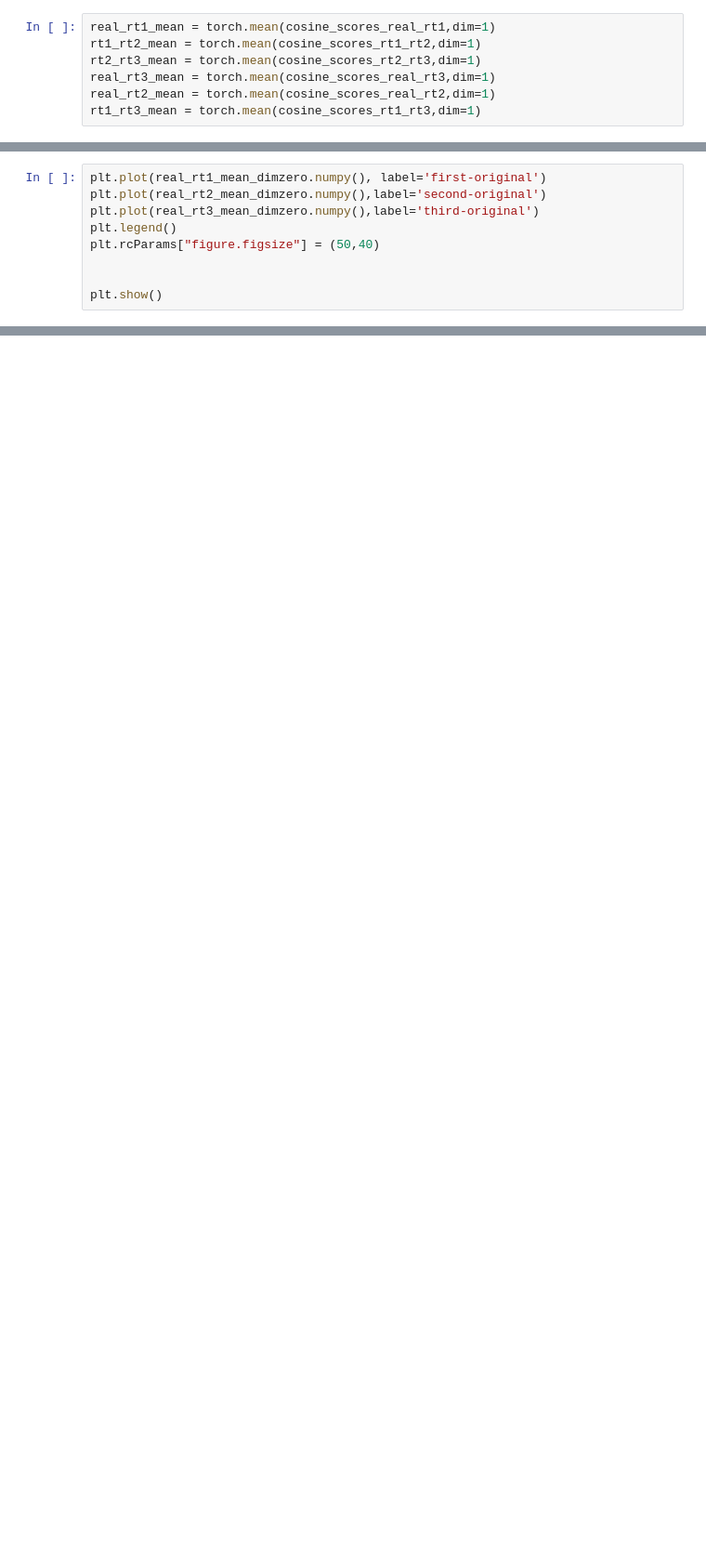
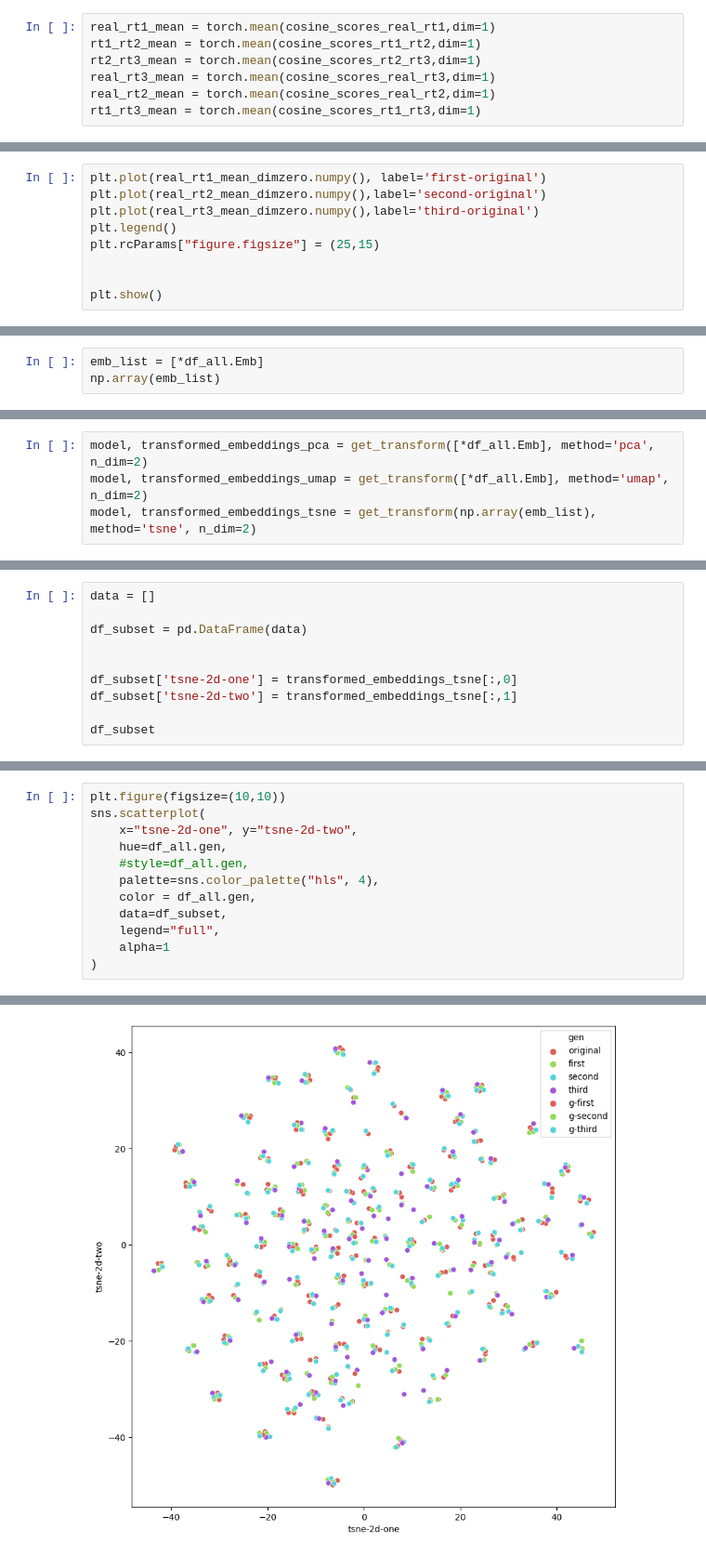
Before and after one commit to egeotenen/GPT-Retelling, a Jupyter notebook: Embeddings.ipynb, the cells around one changed output, grey strips where cells are left out. Shown at 93% size. Drawn from its saved outputs; the diff is of its cells as text; blank space fills up the shorter version.

```diff
--- a/Embeddings.ipynb
+++ b/Embeddings.ipynb
@@ -138,7 +209,7 @@ plt.plot(real_rt1_mean_dimzero.numpy(), label='first-original')
 plt.plot(real_rt2_mean_dimzero.numpy(),label='second-original')
 plt.plot(real_rt3_mean_dimzero.numpy(),label='third-original')
 plt.legend()
-plt.rcParams["figure.figsize"] = (50,40)
+plt.rcParams["figure.figsize"] = (25,15)
 
 
 plt.show()
@@ -144,0 +284,3 @@ plt.show()
+# %%
+emb_list = [*df_all.Emb]
+np.array(emb_list)
@@ -144,0 +301,4 @@ plt.show()
+# %%
+model, transformed_embeddings_pca = get_transform([*df_all.Emb], method='pca', n_dim=2)
+model, transformed_embeddings_umap = get_transform([*df_all.Emb], method='umap', n_dim=2)
+model, transformed_embeddings_tsne = get_transform(np.array(emb_list), method='tsne', n_dim=2)
@@ -144,0 +454,10 @@ plt.show()
+# %%
+data = []
+
+df_subset = pd.DataFrame(data)
+
+
+df_subset['tsne-2d-one'] = transformed_embeddings_tsne[:,0]
+df_subset['tsne-2d-two'] = transformed_embeddings_tsne[:,1]
+
+df_subset
@@ -144,0 +478,13 @@ plt.show()
+# %%
+plt.figure(figsize=(10,10))
+sns.scatterplot(
+    x="tsne-2d-one", y="tsne-2d-two",
+    hue=df_all.gen,
+    #style=df_all.gen,
+    palette=sns.color_palette("hls", 4),
+    color = df_all.gen,
+    data=df_subset,
+    legend="full",
+    alpha=1
+)
+# %% [output]
@@ -144,0 +493 @@ plt.show()
+[figure, added]
```
Also changed, not shown: parts of 114 cells of this notebook, 1 other file.
